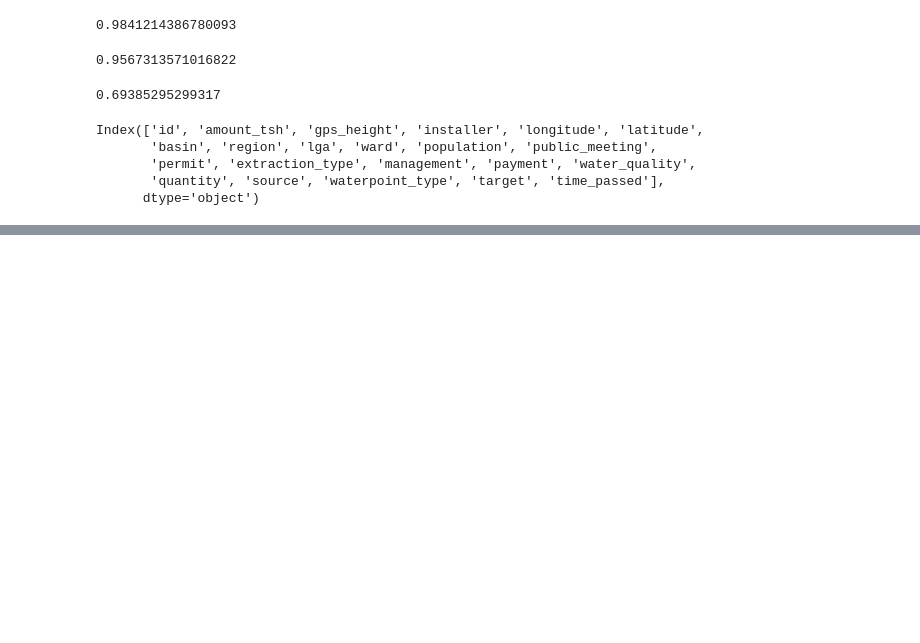
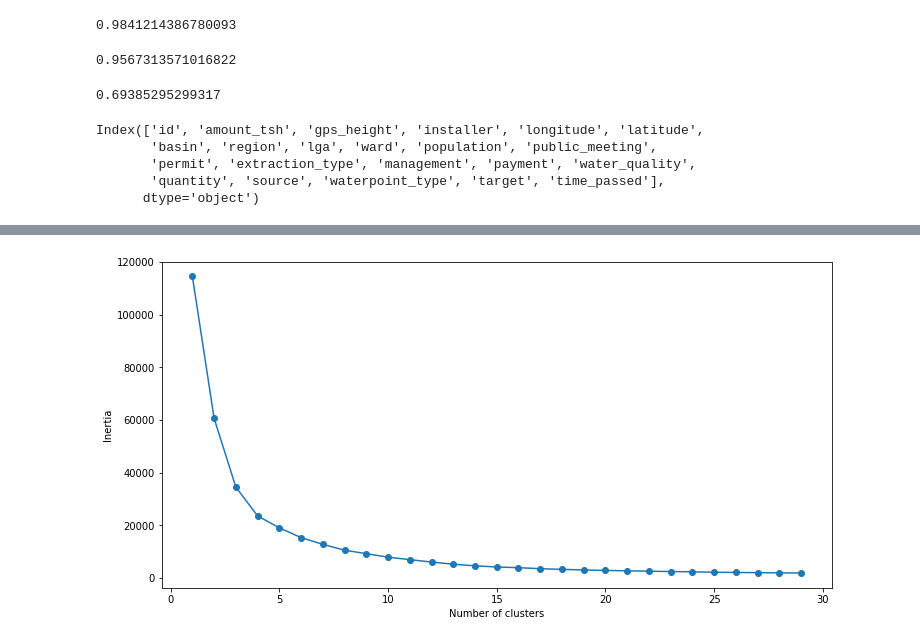
Before and after one commit to HeeebsInc/Mod3Project, a Jupyter notebook: Notebooks/JM/1.0-JMB-initial_EDA.ipynb, the cells around one changed output, grey strips where cells are left out. Saved outputs shown, nothing was run; the diff lists cells and outputs as text; code cells hidden in the pictures; blank space fills up the shorter version.

```diff
--- a/Notebooks/JM/1.0-JMB-initial_EDA.ipynb
+++ b/Notebooks/JM/1.0-JMB-initial_EDA.ipynb
@@ -196,0 +238,25 @@ len(df.loc[df.longitude == df.longitude.min()])
+# %%
+from sklearn.cluster import KMeans
+from sklearn.preprocessing import StandardScaler
+scaler = StandardScaler()
+df_latlong = df[['latitude', 'longitude']]
+latlong_scaled = scaler.fit_transform(df_latlong)
+pd.DataFrame(latlong_scaled).describe()
+
+SSE = []
+for cluster in range(1,30):
+    kmeans = KMeans(n_jobs = -1, n_clusters = cluster, init='k-means++')
+    kmeans.fit(latlong_scaled)
+    SSE.append(kmeans.inertia_)
+# converting the results into a dataframe and plotting them
+frame = pd.DataFrame({'Cluster':range(1,30), 'SSE':SSE})
+plt.figure(figsize=(12,6))
+plt.plot(frame['Cluster'], frame['SSE'], marker='o')
+plt.xlabel('Number of clusters')
+plt.ylabel('Inertia')
+
+kmeans = KMeans(n_jobs = -1, n_clusters = 6, init='k-means++', random_state=16)
+kmeans.fit(latlong_scaled)
+train_pred = kmeans.predict(latlong_scaled)
+# %% [output]
+[figure, added]
```
Also changed, not shown: parts of 14 cells of this notebook, 1 other file.
